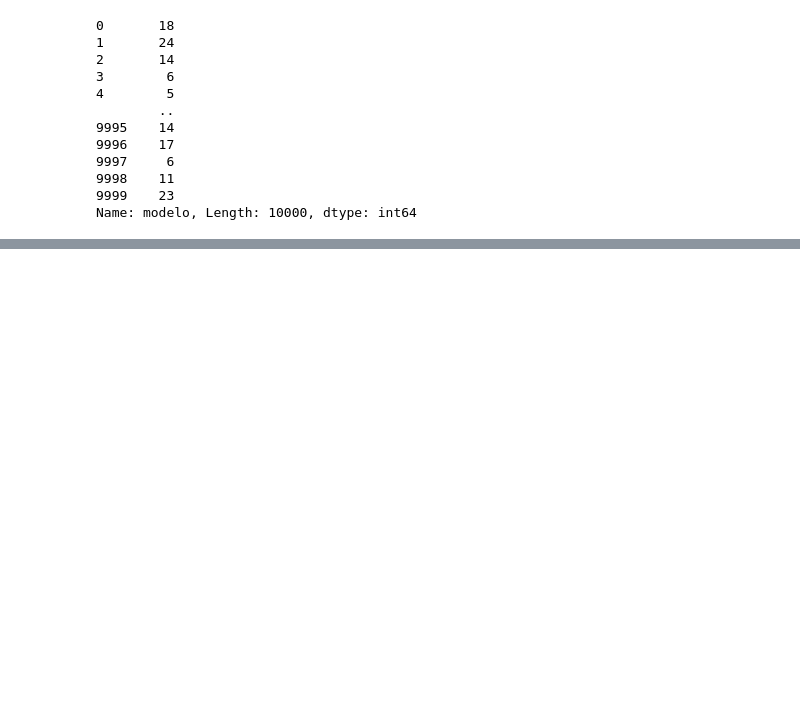
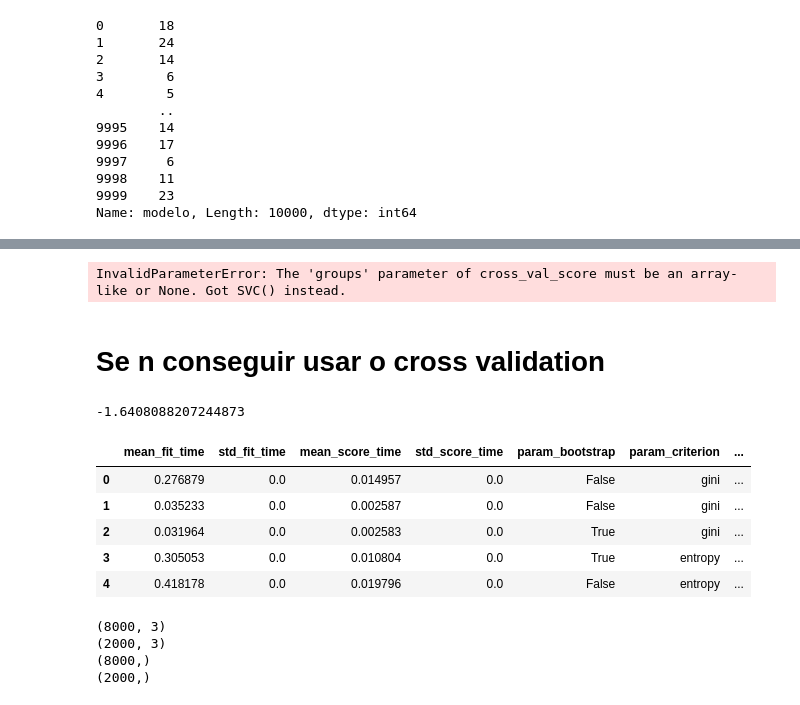
Before and after one commit to LaraGSilva/modelo-avaliacao-metricas, a Jupyter notebook: modelo/explorando_aleatoriamente.ipynb, the cells around one changed output, grey strips where cells are left out. Cells and saved outputs as stored; diff of their text form; code cells hidden in the pictures; blank space fills up the shorter version.

```diff
--- a/modelo/explorando_aleatoriamente.ipynb
+++ b/modelo/explorando_aleatoriamente.ipynb
@@ -98,0 +299,76 @@ print(melhor)
+# %%
+tic = time.time()
+scores = cross_val_score(modelo, x_azar, y_azar, groups=modelo, cv = KFold(n_splits=5, shuffle=True))
+tac = time.time()
+tempo_passado = tac - tic
+print("Tempo %.2f segundos" % tempo_passado)
+
+imprime_score(scores)
+melhor = busca.best_estimator_
+print(melhor)
+# %% [output]
+InvalidParameterError: The 'groups' parameter of cross_val_score must be an array-like or None. Got SVC() instead.
+# %% [markdown]
+# Se n conseguir usar o cross validation
+# %%
+# RandomForestClassifier é um tipo de arvore do Sklearn que faz analises e classificações a partir de mais de uma arvore diferente do classficador decisiontree que utilzia apenas uma arvore
+from sklearn.ensemble import RandomForestClassifier
+from sklearn.model_selection import GridSearchCV
+from sklearn.model_selection import StratifiedShuffleSplit
+import time
+
+SEED = 301
+np.random.seed(SEED)
+
+
+espaco_de_parametros = {
+    "n_estimators":[10,101],
+    "bootstrap":[True, False],
+    "max_depth" : randint(3,6),
+    "min_samples_leaf": randint(32,129),
+    "min_samples_split": randint(32,129),
+    "criterion":["gini",  "entropy"]
+}
+
+tic = time.time()
+busca = RandomizedSearchCV(
+                RandomForestClassifier(),
+                espaco_de_parametros,
+                n_iter = 5,
+                cv = StratifiedShuffleSplit(n_splits=1, test_size=0.2))
+
+busca.fit(x_azar, y_azar, groups=dados.modelo)
+tac = time.time()
+
+
+tempo_que_passou = tic - tac
+print(tempo_que_passou)
+
+
+resultados = pd.DataFrame(busca.cv_results_)
+resultados.head()
+# %% [output]
+-1.6408088207244873
+|  | mean_fit_time | std_fit_time | mean_score_time | std_score_time | param_bootstrap | param_criterion | ... |
+| 0 | 0.276879 | 0.0 | 0.014957 | 0.0 | False | gini | ... |
+| 1 | 0.035233 | 0.0 | 0.002587 | 0.0 | False | gini | ... |
+| 2 | 0.031964 | 0.0 | 0.002583 | 0.0 | True | gini | ... |
+| 3 | 0.305053 | 0.0 | 0.010804 | 0.0 | True | entropy | ... |
+| 4 | 0.418178 | 0.0 | 0.019796 | 0.0 | False | entropy | ... |
+# %%
+from sklearn.model_selection import train_test_split
+
+SEED = 301
+np.random.seed(SEED)
+
+x_treino_teste, x_validacao, y_treino_teste, y_validacao = train_test_split(x_azar, y_azar, test_size=0.2, shuffle=True, stratify=y_azar)
+
+print(x_treino_teste.shape)
+print(x_validacao.shape)
+print(y_treino_teste.shape)
+print(y_validacao.shape)
+# %% [output]
+(8000, 3)
+(2000, 3)
+(8000,)
+(2000,)
```
Also changed, not shown: parts of 18 cells of this notebook.
